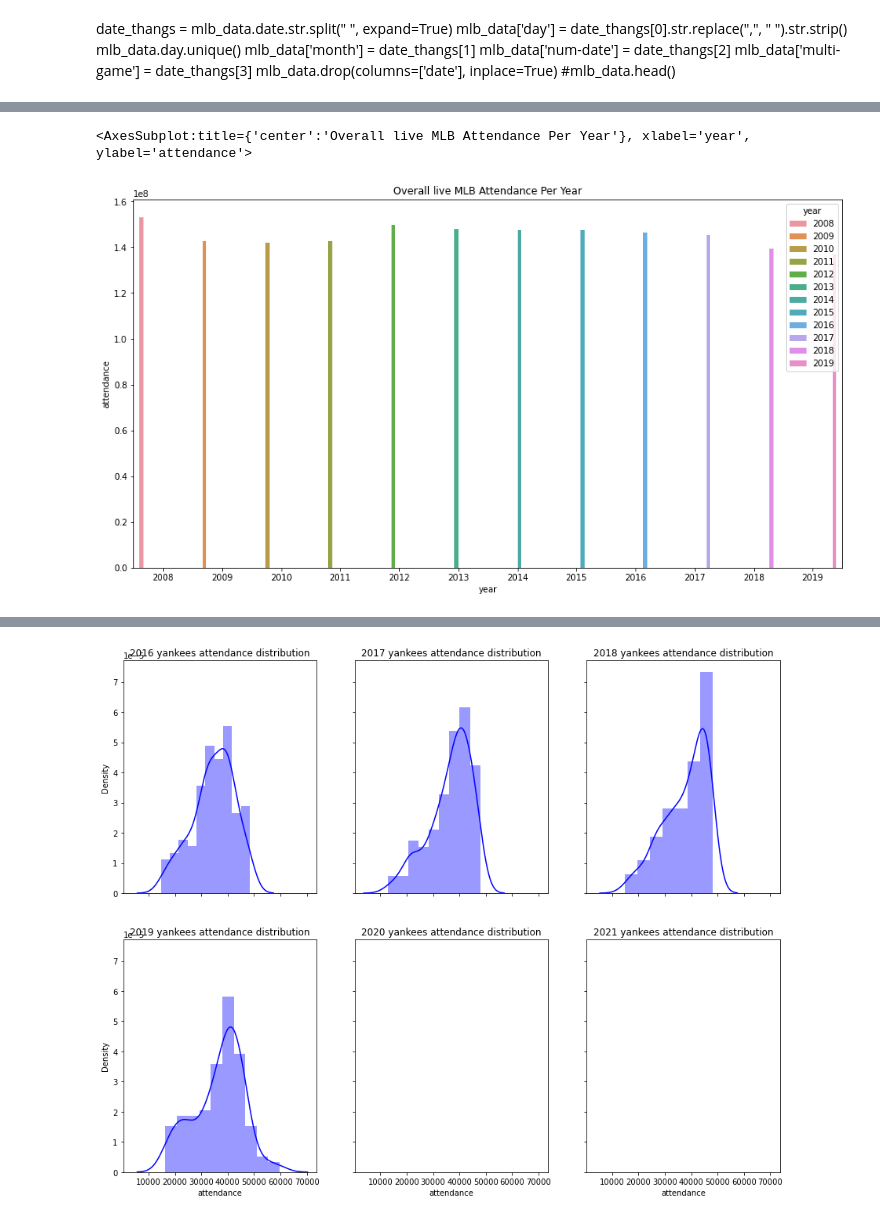
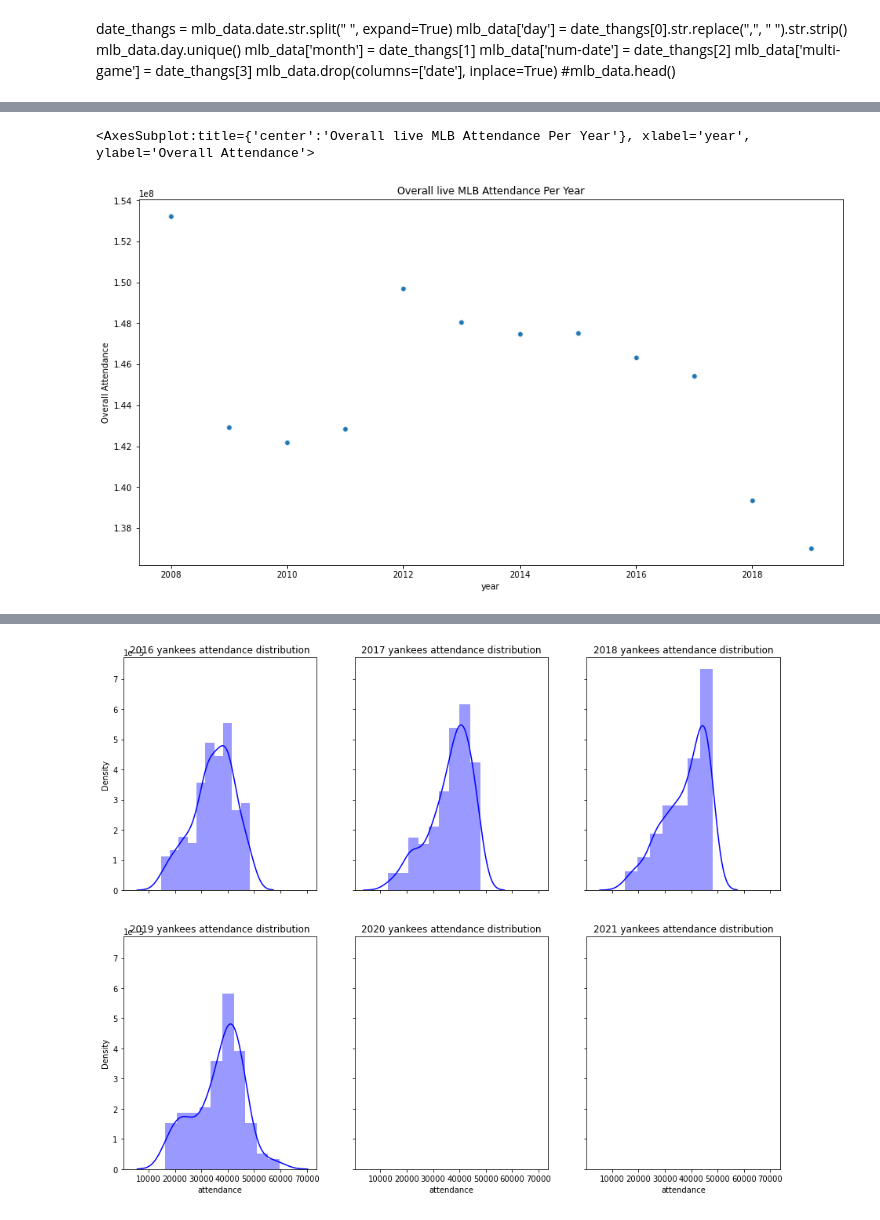
Before and after one commit to mrpalazz/mlb_attendance_prediction, a Jupyter notebook: 02.02.01-data-exploration.ipynb, the cells around one changed output, grey strips where cells are left out. Saved outputs shown, nothing was run; the diff lists cells and outputs as text; code cells hidden in the pictures.

```diff
--- a/02.02.01-data-exploration.ipynb
+++ b/02.02.01-data-exploration.ipynb
@@ -59,11 +77,8 @@ mlb_data.drop(columns=['date'], inplace=True)
 # %%
-mlb_per_year = mlb_data.groupby(by=['year']).sum()
-mlb_per_year = mlb_per_year.reset_index()
-mlb_per_year.year
 plt.figure(figsize=(15, 8))
 plt.title('Overall live MLB Attendance Per Year')
 plt.ylabel('Overall Attendance')
-sns.barplot(x='year', y='attendance', hue='year', data=mlb_per_year)
+sns.scatterplot(x='year', y='attendance', data=mlb_per_year)
 # %% [output]
-<AxesSubplot:title={'center':'Overall live MLB Attendance Per Year'}, xlabel='year', ylabel='attendance'>
+<AxesSubplot:title={'center':'Overall live MLB Attendance Per Year'}, xlabel='year', ylabel='Overall Attendance'>
-[figure, old version]
+[figure, new version]
```
Also changed, not shown: parts of 5 cells of this notebook, 11 other files.
